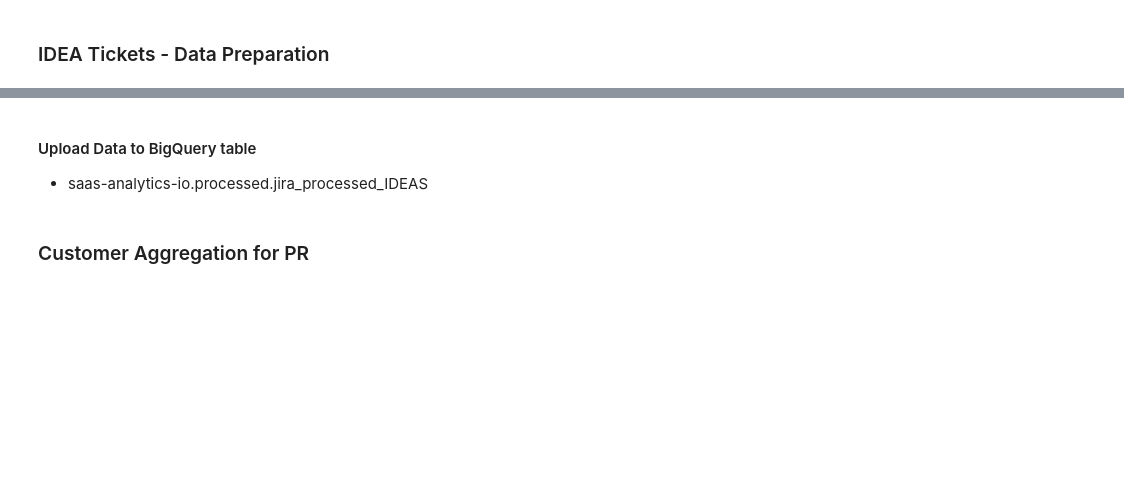
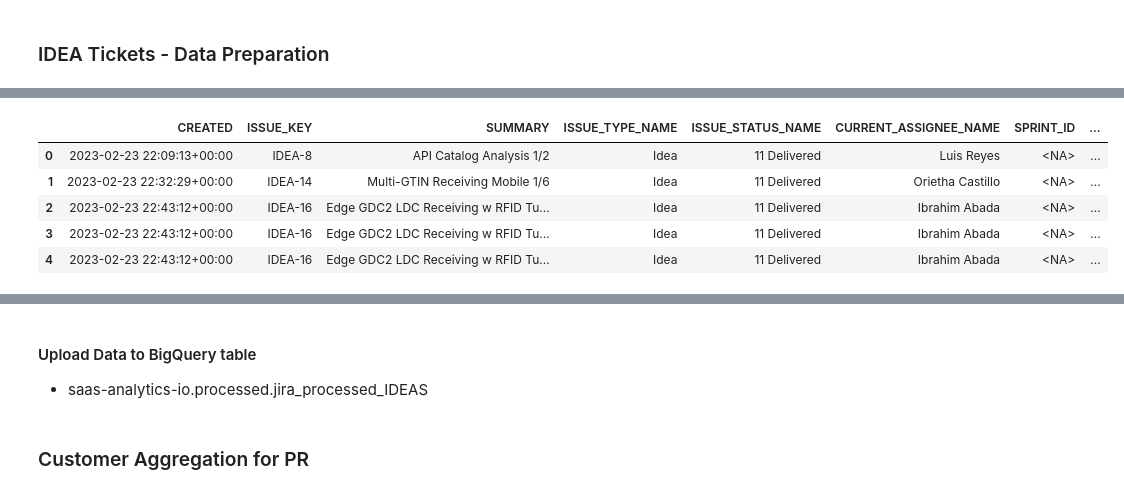
Before and after one commit to carlos-diazromero-mojix-com/FinOps, a Jupyter notebook: Jira Issues Python3.ipynb, the cells around one changed output, grey strips where cells are left out. Saved outputs shown, nothing was run; the diff lists cells and outputs as text; code cells hidden in the pictures; blank space fills up the shorter version.

```diff
--- a/Jira Issues Python3.ipynb
+++ b/Jira Issues Python3.ipynb
@@ -1041,0 +1068,9 @@ for i in range(0,df_versions['VERSION_ID'].count()):
+# %%
+df_YTEM_1.head()
+# %% [output]
+|  | CREATED | ISSUE_KEY | SUMMARY | ISSUE_TYPE_NAME | ISSUE_STATUS_NAME | CURRENT_ASSIGNEE_NAME | SPRINT_ID | ... |
+| 0 | 2023-02-23 22:09:13+00:00 | IDEA-8 | API Catalog Analysis 1/2 | Idea | 11 Delivered | Luis Reyes | <NA> | ... |
+| 1 | 2023-02-23 22:32:29+00:00 | IDEA-14 | Multi-GTIN Receiving Mobile 1/6 | Idea | 11 Delivered | Orietha Castillo | <NA> | ... |
+| 2 | 2023-02-23 22:43:12+00:00 | IDEA-16 | Edge GDC2 LDC Receiving w RFID Tu... | Idea | 11 Delivered | Ibrahim Abada | <NA> | ... |
+| 3 | 2023-02-23 22:43:12+00:00 | IDEA-16 | Edge GDC2 LDC Receiving w RFID Tu... | Idea | 11 Delivered | Ibrahim Abada | <NA> | ... |
+| 4 | 2023-02-23 22:43:12+00:00 | IDEA-16 | Edge GDC2 LDC Receiving w RFID Tu... | Idea | 11 Delivered | Ibrahim Abada | <NA> | ... |
```
Also changed, not shown: parts of 39 cells of this notebook, 2 other files.
